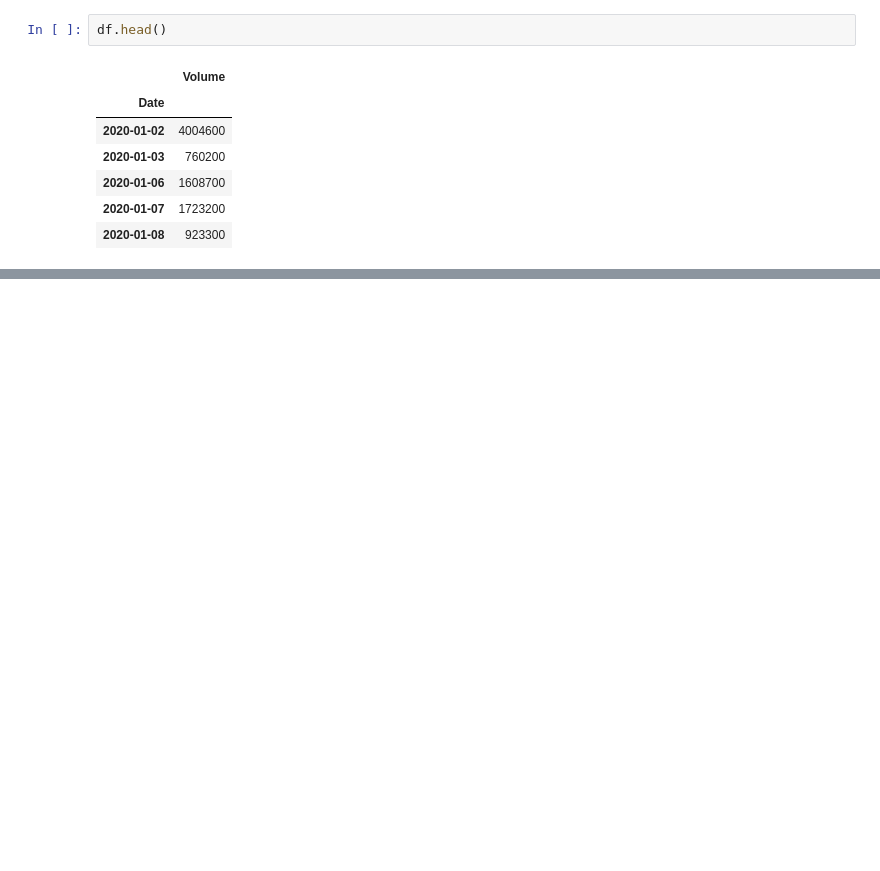
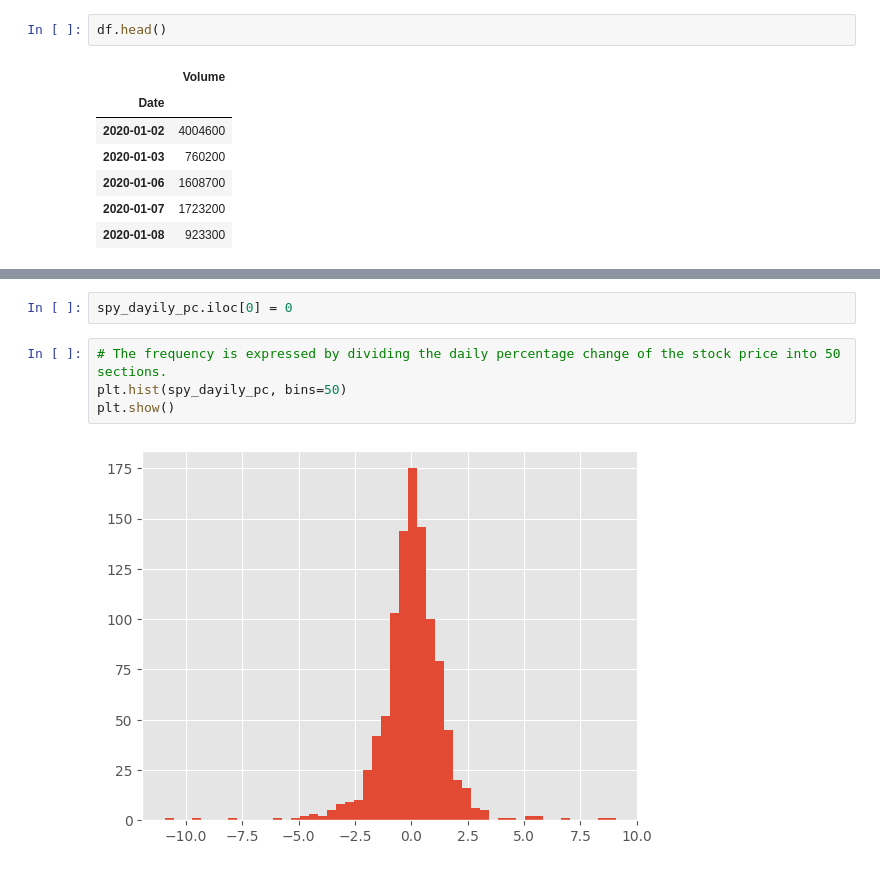
Before and after one commit to Galaxy092/Samsung-Innovation-Campus-Python-Course, a Jupyter notebook: Chapter 8/Data Analysis and Visualization - Mini Project/Financial Data Analysis Mini Project.ipynb, the cells around one changed output, grey strips where cells are left out. Drawn from its saved outputs; the diff is of its cells as text; blank space fills up the shorter version.

```diff
--- a/Chapter 8/Data Analysis and Visualization - Mini Project/Financial Data Analysis Mini Project.ipynb
+++ b/Chapter 8/Data Analysis and Visualization - Mini Project/Financial Data Analysis Mini Project.ipynb
@@ -274,0 +317,8 @@ plt.show()
+# %%
+spy_dayily_pc.iloc[0] = 0
+# %%
+# The frequency is expressed by dividing the daily percentage change of the stock price into 50 sections.
+plt.hist(spy_dayily_pc, bins=50)
+plt.show()
+# %% [output]
+[figure, added]
```
Also changed, not shown: parts of 36 cells of this notebook, 4 other files.
